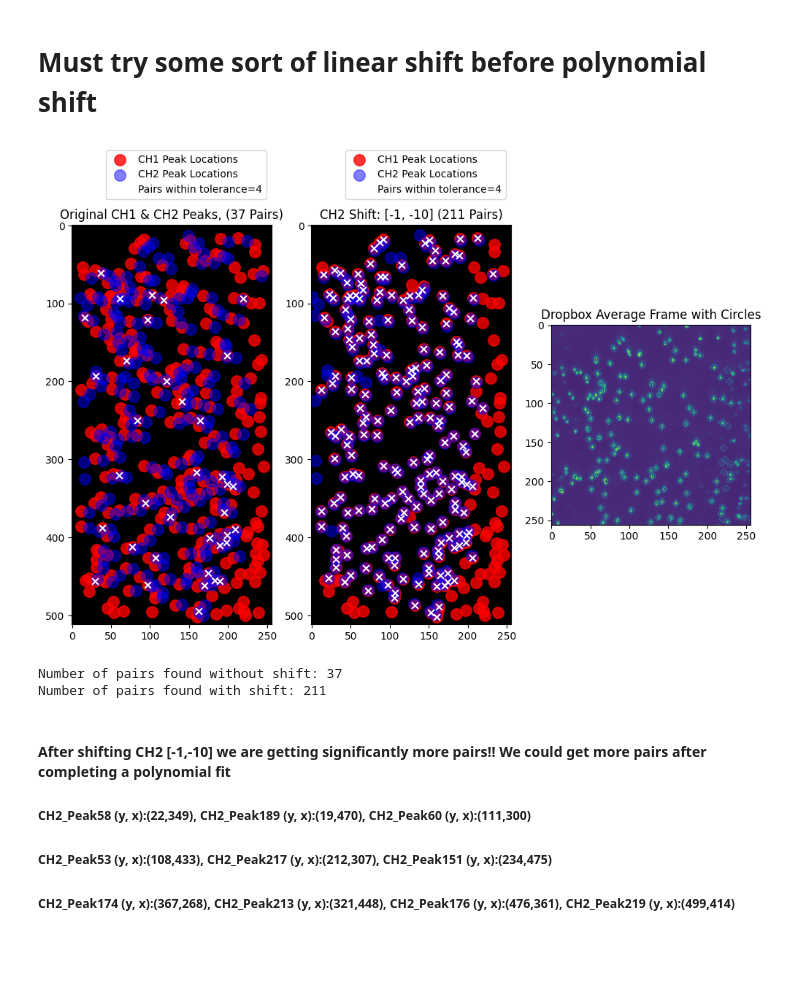
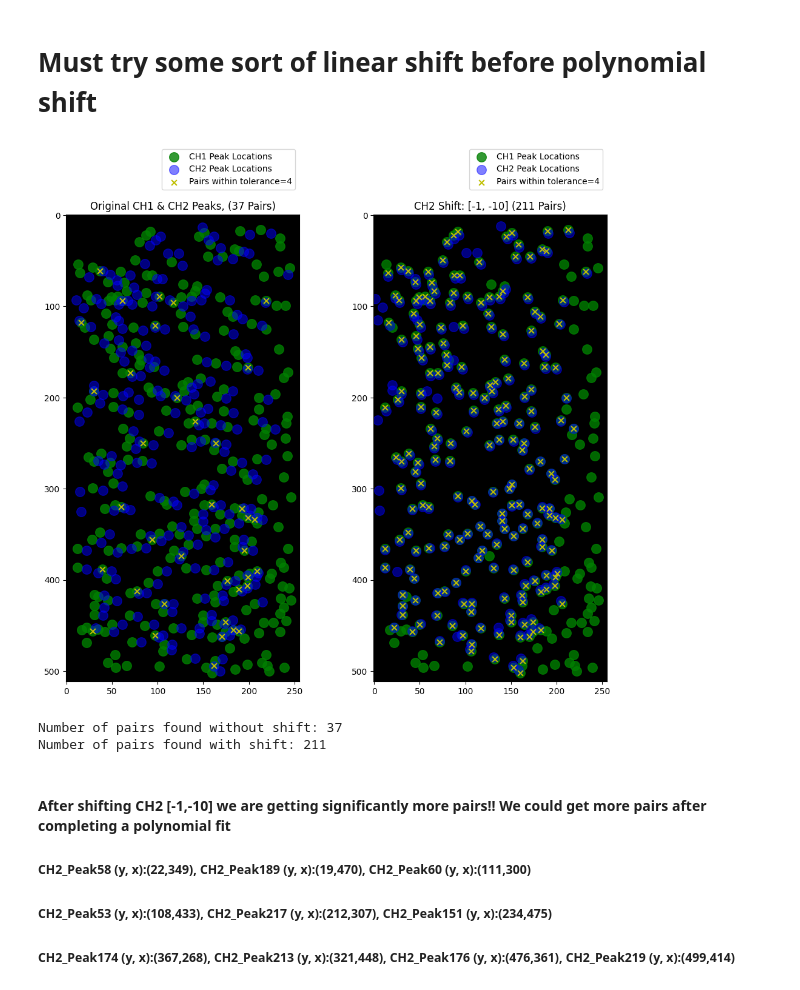
Before and after one commit to ljhason/smImaging-Exploration, a Jupyter notebook: Benchmarking/No_background.ipynb, the cells around one changed output. Cells and saved outputs as stored; diff of their text form; code cells hidden in the pictures; blank space fills up the shorter version.

Commit message:
Plotting function works !

```diff
--- a/Benchmarking/No_background.ipynb
+++ b/Benchmarking/No_background.ipynb
@@ -155,43 +155,43 @@ Overlay_img_path = "hel1_Avg/hel1_Avg_Frame_Overlay.png"
 # io.imsave(Overlay_img_path, avg_overlayed)
 overlay_img = io.imread(Overlay_img_path)
 
 average_circ_DB_image = io.imread("../new files _24_3_25/hel1_ave_Merg_Circ.tif")
 
 poly_pair_arr_CH2_tol4_10_CH1 = shift_peaks(poly_pair_arr_CH2_tol4_10, [0, -256])
 mapped_peaks_10_CH1 = shift_peaks(mapped_peaks_10, [0, -256])
 
 shift = [-1, -10]
 tolerance=4
 good_peaks_2_shift = shift_peaks(good_peaks_2_new, shift=shift)
 
 found_pairs_noshift_count, found_pairs_noshift,_ = find_pairs(good_peaks_1, good_peaks_2_new, tolerance=tolerance, Channel_count=1)
 found_pairs_shift_count, found_pairs_shift,_= find_pairs(good_peaks_1, good_peaks_2_shift, tolerance=tolerance, Channel_count=1)
 
-fig, axes = plt.subplots(1,3, figsize=(12, 10))
+fig, axes = plt.subplots(1,2, figsize=(12, 10))
 
 
 axes[0].imshow(np.zeros_like(overlay_img), cmap="gray")
-axes[0].scatter(good_peaks_1[:, 1], good_peaks_1[:, 0], s=500, marker= ".", alpha=0.8, color='r', label='CH1 Peak Locations')
+axes[0].scatter(good_peaks_1[:, 1], good_peaks_1[:, 0], s=500, marker= ".", alpha=0.8, color='g', label='CH1 Peak Locations')
 axes[0].scatter(good_peaks_2_new[:, 1], good_peaks_2_new[:, 0], s=500, marker=".", alpha=0.5, color='b', label='CH2 Peak Locations')
-axes[0].scatter(found_pairs_noshift[:,1], found_pairs_noshift[:,0], s=40, marker="x", color='w', label=f'Pairs within tolerance={tolerance}')
+axes[0].scatter(found_pairs_noshift[:,1], found_pairs_noshift[:,0], s=40, marker="x", color='y', label=f'Pairs within tolerance={tolerance}')
 axes[0].set_title(f"Original CH1 & CH2 Peaks, ({found_pairs_noshift_count} Pairs)")
-axes[0].legend(loc='upper right', bbox_to_anchor=(1, 1.2))
+axes[0].legend(loc='upper right', bbox_to_anchor=(1, 1.15))
 
 axes[1].imshow(np.zeros_like(overlay_img), cmap="gray")
-axes[1].scatter(good_peaks_1[:, 1], good_peaks_1[:, 0], s=500, marker= ".", alpha=0.8, color='r', label='CH1 Peak Locations')
+axes[1].scatter(good_peaks_1[:, 1], good_peaks_1[:, 0], s=500, marker= ".", alpha=0.8, color='g', label='CH1 Peak Locations')
 axes[1].scatter(good_peaks_2_shift[:, 1], good_peaks_2_shift[:, 0], s=500, marker=".", alpha=0.5, color='b', label='CH2 Peak Locations')
-axes[1].scatter(found_pairs_shift[:,1], found_pairs_shift[:,0], s=40, marker="x", color='w', label=f'Pairs within tolerance={tolerance}')
+axes[1].scatter(found_pairs_shift[:,1], found_pairs_shift[:,0], s=40, marker="x", color='y', label=f'Pairs within tolerance={tolerance}')
 axes[1].set_title(f"CH2 Shift: {shift} ({found_pairs_shift_count} Pairs)")
-axes[1].legend(loc='upper right', bbox_to_anchor=(1, 1.2))
+axes[1].legend(loc='upper right', bbox_to_anchor=(1, 1.15))
 
-axes[2].imshow(average_circ_DB_image)
-axes[2].set_title("Dropbox Average Frame with Circles")
+# axes[2].imshow(average_circ_DB_image)
+# axes[2].set_title("Dropbox Average Frame with Circles")
 plt.show()
 
 print(f"Number of pairs found without shift: {found_pairs_noshift_count}")
 print(f"Number of pairs found with shift: {found_pairs_shift_count}")
 # %% [output]
-[figure, old version]
+[figure, new version]
 Number of pairs found without shift: 37
 Number of pairs found with shift: 211
 # %% [markdown]
```
Also changed, not shown: parts of 5 cells of this notebook, 6 other files.
